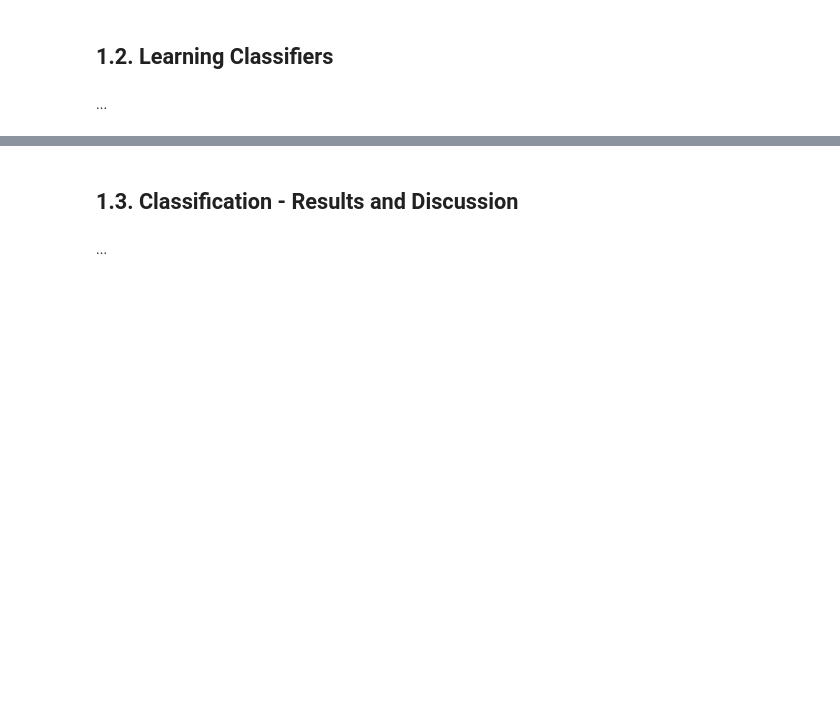
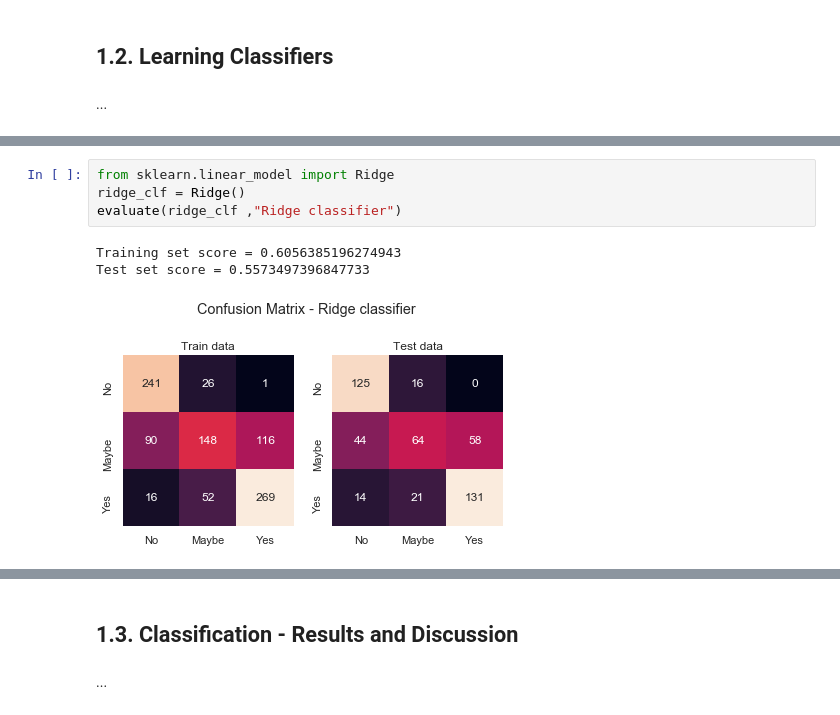
Before and after one commit to jakmak24/ML_health, a Jupyter notebook: AA_201819_Project.ipynb, the cells around one changed output, grey strips where cells are left out. Saved outputs shown, nothing was run; the diff lists cells and outputs as text; blank space fills up the shorter version.

```diff
--- a/AA_201819_Project.ipynb
+++ b/AA_201819_Project.ipynb
@@ -179,0 +895,8 @@ In this task you should **learn classifiers to predict if a person currently has
+# %%
+from sklearn.linear_model import Ridge
+ridge_clf = Ridge()
+evaluate(ridge_clf ,"Ridge classifier")
+# %% [output]
+Training set score = 0.6056385196274943
+Test set score = 0.5573497396847733
+[figure, added]
```
Also changed, not shown: parts of 124 cells of this notebook.
